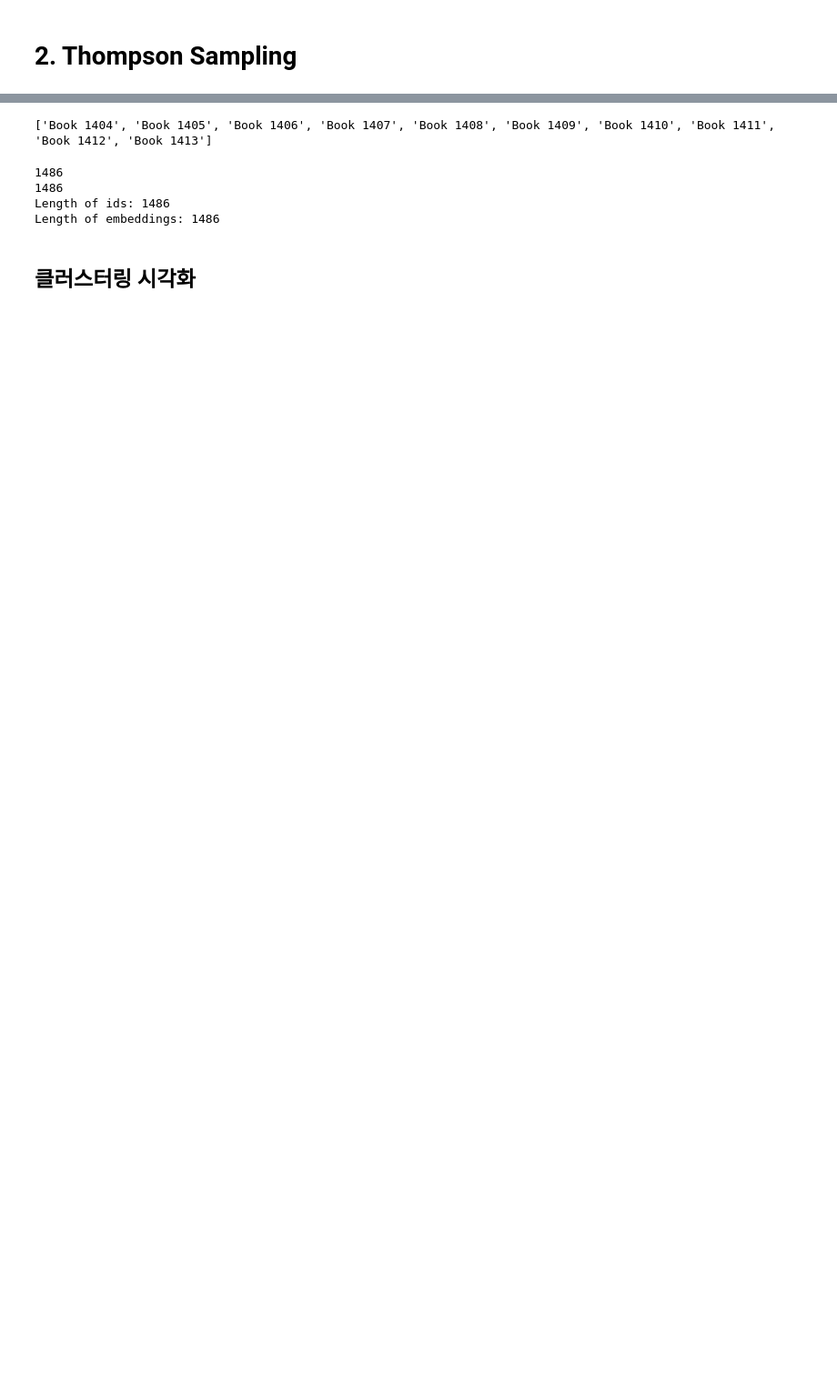
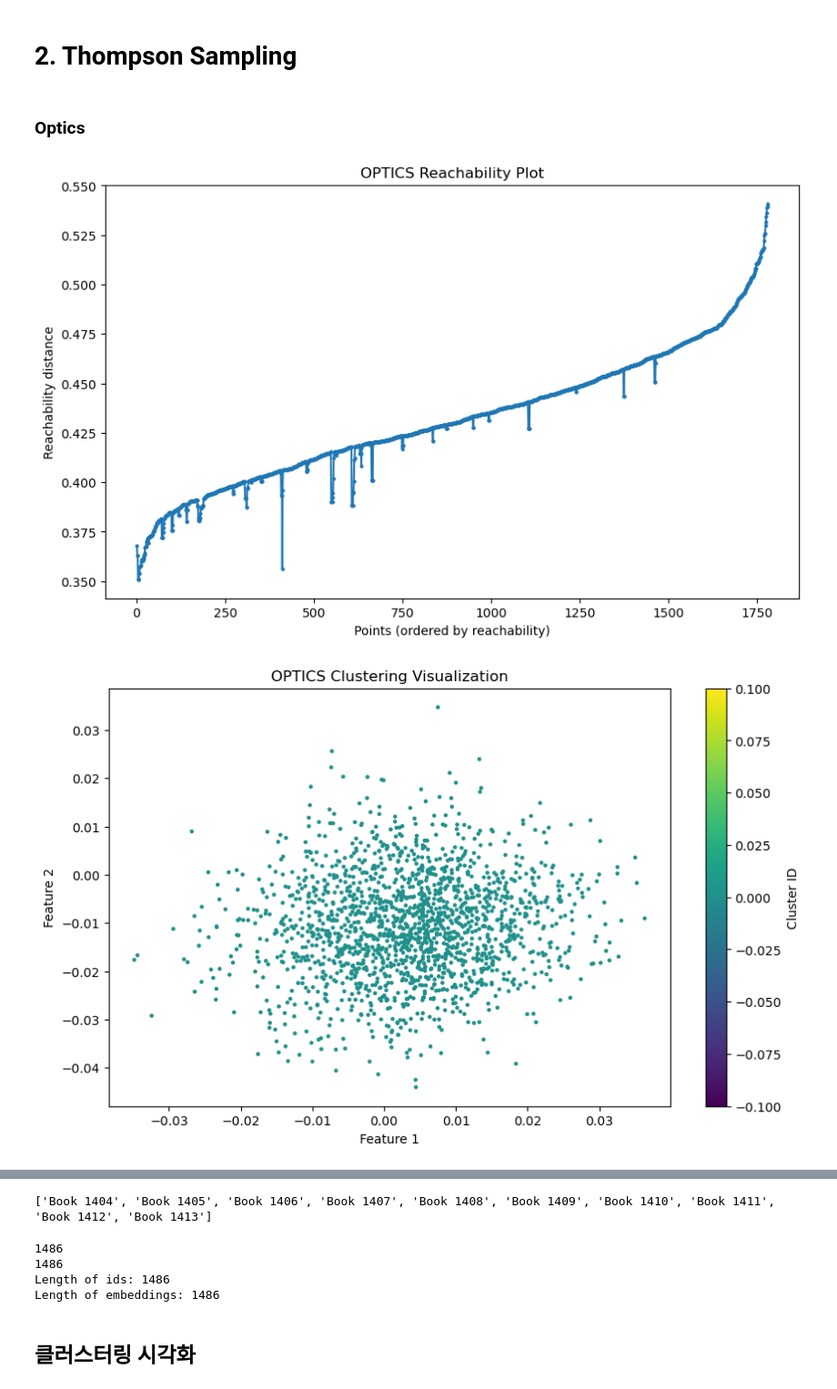
Before and after one commit to Hyott/Book-Recommendation, a Jupyter notebook: notebook/Thompson_Sampling.ipynb, the cells around one changed output, grey strips where cells are left out. Shown at 91% size. Saved outputs shown, nothing was run; the diff lists cells and outputs as text; code cells hidden in the pictures; blank space fills up the shorter version.

```diff
--- a/notebook/Thompson_Sampling.ipynb
+++ b/notebook/Thompson_Sampling.ipynb
@@ -154,3 +148,51 @@ beta_values = np.ones(num_books)
 
 # 이미 제시된 책을 저장할 세트
 presented_books = set()
+# %% [markdown]
+### Optics
+# %%
+import numpy as np
+from sklearn.cluster import OPTICS
+from sklearn.metrics.pairwise import cosine_similarity
+from scipy.stats import beta
+import hdbscan
+import matplotlib.pyplot as plt
+
+book_embeddings = embeddings
+book_embeddings = np.array(book_embeddings)
+books = [f"Book {i}" for i in range(len(ids))]
+assert len(books) == len(ids), "Books length mismatch with IDs!"
+num_books = 1486
+
+# === 클러스터링 ===
+
+# OPTICS 클러스터링
+optics = OPTICS(min_samples=5, eps=0.4)
+clusters = optics.fit_predict(book_embeddings)
+
+# 각 클러스터의 책 인덱스 저장
+cluster_to_books = {i: [] for i in set(clusters) if i != -1}
+for idx, cluster_id in enumerate(clusters):
+    if cluster_id != -1:
+        cluster_to_books[cluster_id].append(idx)
+
+# OPTICS 시각화 - Reachability Plot
+reachability = optics.reachability_[optics.ordering_]
+plt.figure(figsize=(10, 6))
+plt.plot(reachability, marker='o', markersize=2)
+plt.title('OPTICS Reachability Plot')
+plt.xlabel('Points (ordered by reachability)')
+plt.ylabel('Reachability distance')
+plt.show()
+
+# OPTICS 시각화 - 클러스터 결과
+plt.figure(figsize=(10, 6))
+plt.scatter(book_embeddings[:, 0], book_embeddings[:, 1], c=clusters, cmap='viridis', s=5)
+plt.title('OPTICS Clustering Visualization')
+plt.xlabel('Feature 1')
+plt.ylabel('Feature 2')
+plt.colorbar(label='Cluster ID')
+plt.show()
+# %% [output]
+[figure, added]
+[figure, added]
```
Also changed, not shown: parts of 3 cells of this notebook, 3 other files.
